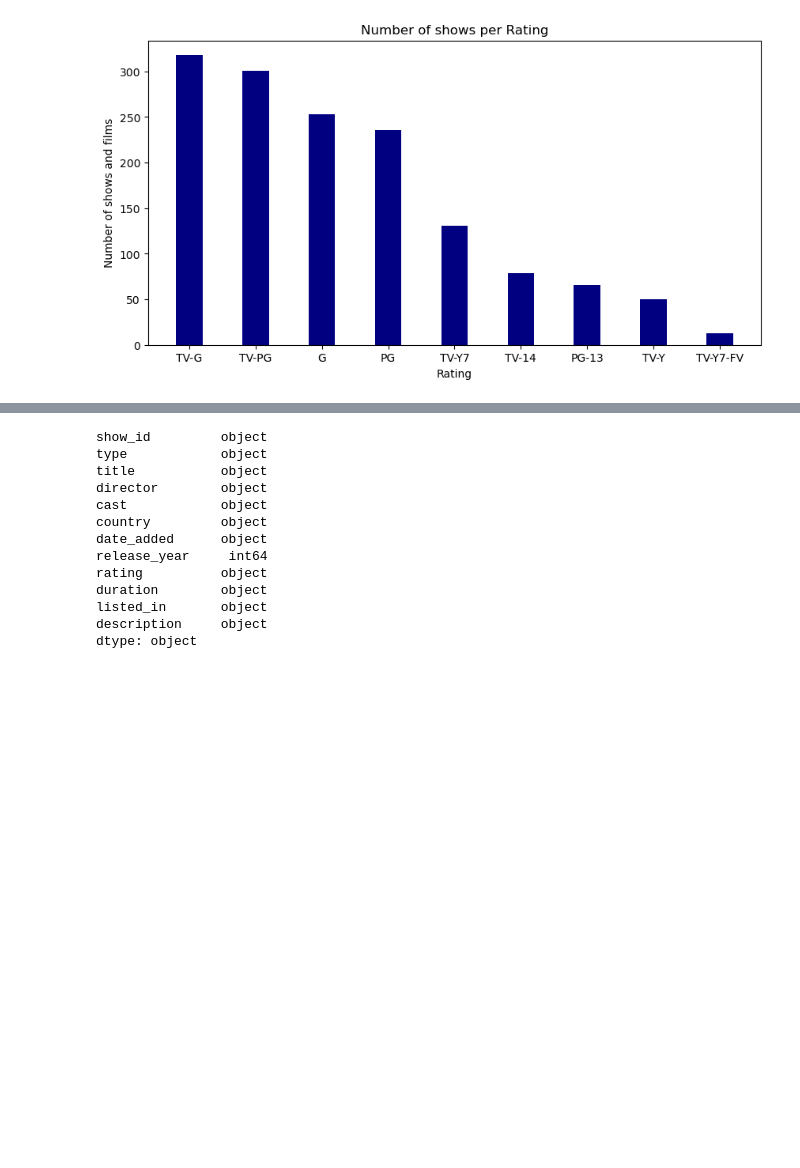
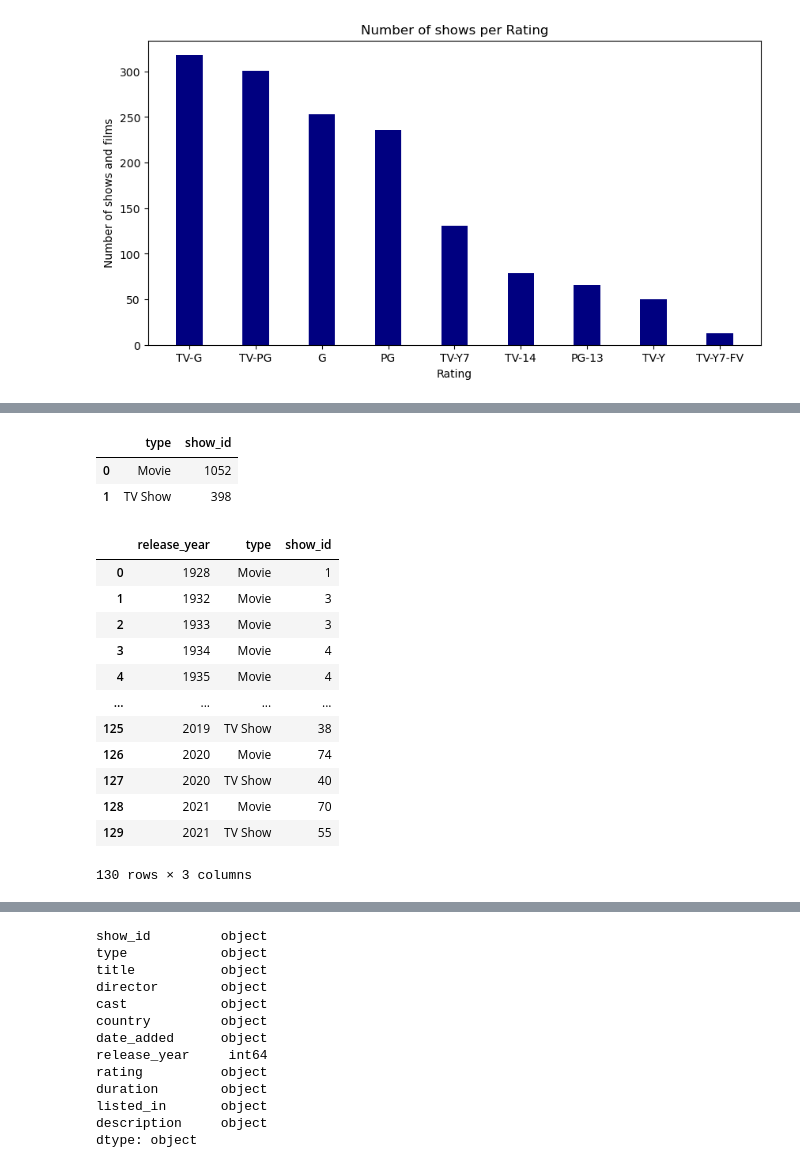
Before and after one commit to TymoteuszStasto/Disney-Plus, a Jupyter notebook: Disney Plus.ipynb, the cells around one changed output, grey strips where cells are left out. Cells and saved outputs as stored; diff of their text form; code cells hidden in the pictures; blank space fills up the shorter version.

```diff
--- a/Disney Plus.ipynb
+++ b/Disney Plus.ipynb
@@ -146,0 +84,29 @@ df.head(10)
+# %%
+df2 = df[['show_id', 'type']]
+
+df_grouped_by_type = df2.groupby(by="type").count().reset_index()
+df_grouped_by_type
+# %% [output]
+|  | type | show_id |
+| 0 | Movie | 1052 |
+| 1 | TV Show | 398 |
+# %%
+df3 = df[['release_year', 'type', 'show_id']]
+
+df_grouped_type_per_year = df3.groupby(['release_year', 'type']).count().reset_index()
+
+df_grouped_type_per_year
+# %% [output]
+|  | release_year | type | show_id |
+| 0 | 1928 | Movie | 1 |
+| 1 | 1932 | Movie | 3 |
+| 2 | 1933 | Movie | 3 |
+| 3 | 1934 | Movie | 4 |
+| 4 | 1935 | Movie | 4 |
+| ... | ... | ... | ... |
+| 125 | 2019 | TV Show | 38 |
+| 126 | 2020 | Movie | 74 |
+| 127 | 2020 | TV Show | 40 |
+| 128 | 2021 | Movie | 70 |
+| 129 | 2021 | TV Show | 55 |
+130 rows × 3 columns
```
Also changed, not shown: parts of 7 cells of this notebook.
